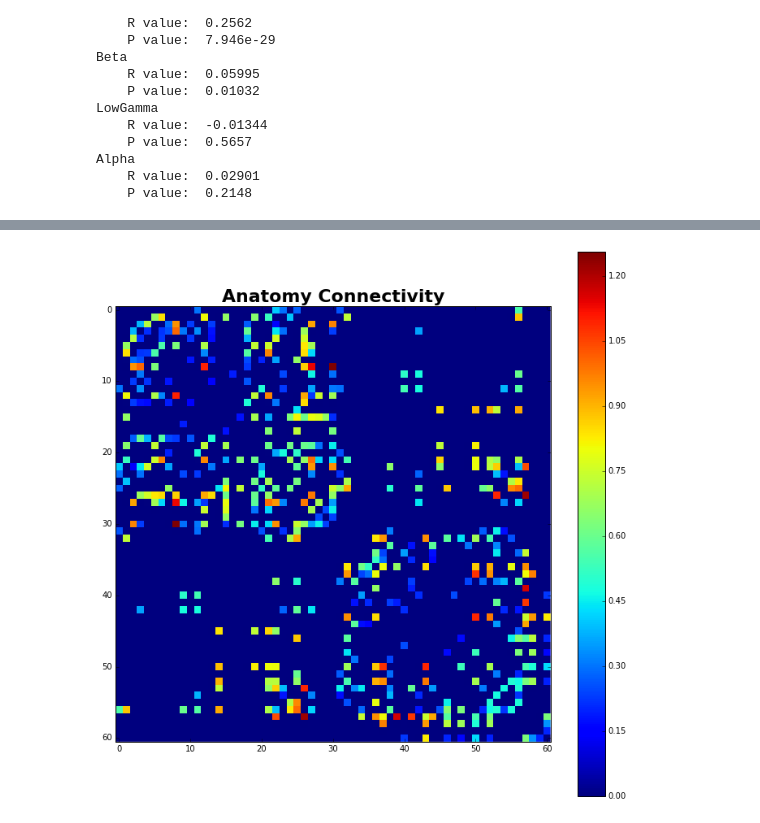
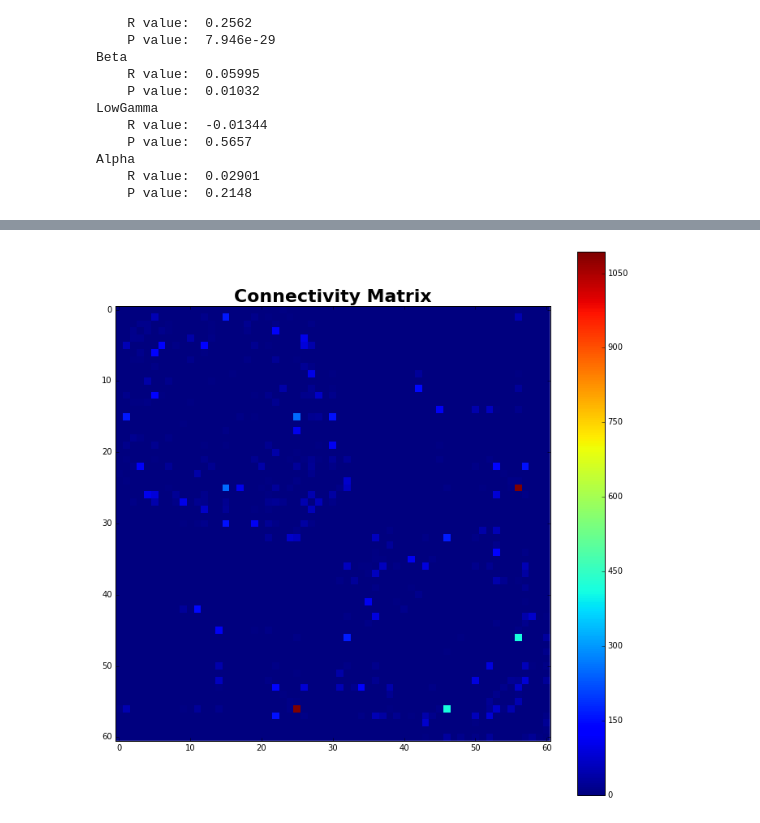
Before and after one commit to voytekresearch/omapping, a Jupyter notebook: MapComparisons.ipynb, the cells around one changed output, grey strips where cells are left out. Cells and saved outputs as stored; diff of their text form; code cells hidden in the pictures.

Commit message:
Update plotting functions for anat ROI stuff

```diff
--- a/MapComparisons.ipynb
+++ b/MapComparisons.ipynb
@@ -228,7 +235,7 @@ Anatomical connectivity data uses a Region-Of-Interest (ROI) analyses, in which
 In order to compare, MEG data is first collapsed into the same ROIs, for comparison. We then compare whether the structural connectivity relates to the covariation of electrophysiological parameters across the cortex.
 # %%
 # Initiliaze Map Comp object in ROI space
-om_ROI_maps = MapCompROI()
+om_ROI_maps = MapCompROI(db)
 # %%
 # Load MEG oscillation & slope data
 om_ROI_maps.load_meg_maps(osc_file='Group_Osc_Scores_OLD')
@@ -268,5 +281,5 @@ Alpha
 # %%
-# Plot the connectivity matrix for the anatomical data
-om_ROI_maps.plot_mat('anat', section='all')
+# Plot the connectivity matrix - for anatomical data
+plot_con_mat(om_ROI_maps.anat_con, 'all', om_ROI_maps.roi_lr)
 # %% [output]
-[figure, old version]
+[figure, new version]
```
Also changed, not shown: parts of 6 cells of this notebook.
